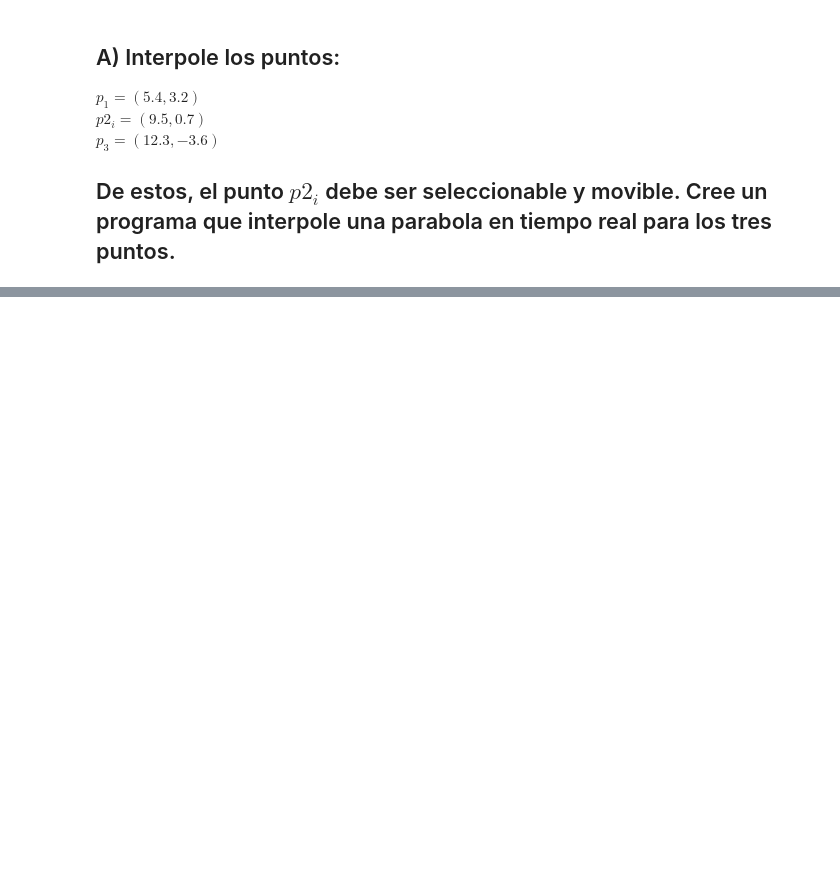
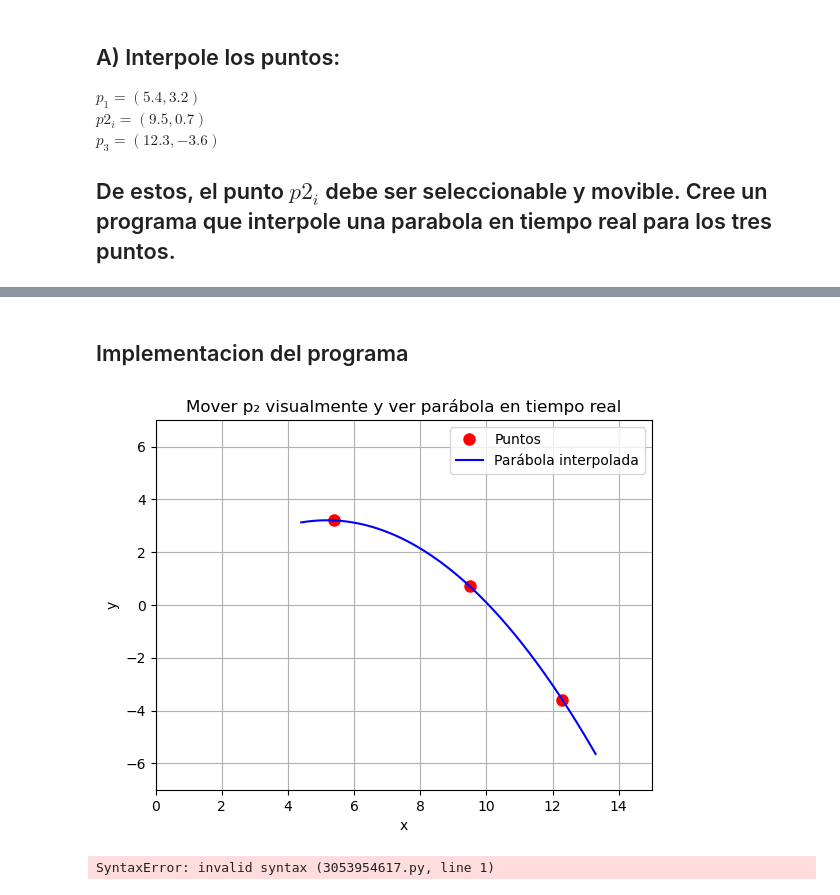
Before and after one commit to kurereishu/Taller-04---M-nimos-Cuadrados, a Jupyter notebook: taller04.ipynb, the cells around one changed output, grey strips where cells are left out. Saved outputs shown, nothing was run; the diff lists cells and outputs as text; code cells hidden in the pictures; blank space fills up the shorter version.

```diff
--- a/taller04.ipynb
+++ b/taller04.ipynb
@@ -12,3 +12,76 @@ $p_3 = (12.3, -3.6)$<br>
 # %% [markdown]
 ![image.png](attachment:image.png)
 ![image-2.png](attachment:image-2.png)
+# %% [markdown]
+## Implementacion del programa
+# %%
+import numpy as np
+import matplotlib.pyplot as plt
+
+# Puntos iniciales
+p1 = [5.4, 3.2]
+p2 = [9.5, 0.7]  # <- este será el punto que puedes mover con el mouse
+p3 = [12.3, -3.6]
+
+# Crear ventana gráfica
+fig, ax = plt.subplots()
+ax.set_xlim(0, 15)
+ax.set_ylim(-7, 7)
+ax.set_title("Mover p₂ visualmente y ver parábola en tiempo real")
+ax.set_xlabel("x")
+ax.set_ylabel("y")
+ax.grid(True)
+
+# Dibujar los puntos (rojo) y la parábola (azul)
+point_plot, = ax.plot(*zip(p1, p2, p3), 'ro', markersize=8, label='Puntos')
+curve_plot, = ax.plot([], [], 'b-', label='Parábola interpolada')
+
+# Para saber si estamos arrastrando p2
+dragging = False
+
+def actualizar_parabola():
+    xs = np.array([p1[0], p2[0], p3[0]])
+    ys = np.array([p1[1], p2[1], p3[1]])
+    A = np.vstack([xs**2, xs, np.ones_like(xs)]).T
+    coefs = np.linalg.solve(A, ys)  # a, b, c
+    x_vals = np.linspace(min(xs)-1, max(xs)+1, 300)
+    y_vals = coefs[0]*x_vals**2 + coefs[1]*x_vals + coefs[2]
+    curve_plot.set_data(x_vals, y_vals)
+    point_plot.set_data(*zip(p1, p2, p3))
+    fig.canvas.draw_idle()
+
+def on_press(event):
+    global dragging
+    if event.inaxes != ax:
+        return
+    # Detectar si el click está cerca del punto p2
+    dist = np.hypot(event.xdata - p2[0], event.ydata - p2[1])
+    if dist < 0.5:
+        dragging = True
+
+def on_release(event):
+    global dragging
+    dragging = False
+
+def on_motion(event):
+    if dragging and event.inaxes == ax:
+        # Actualizar p2 visualmente en tiempo real
+        p2[0] = event.xdata
+        p2[1] = event.ydata
+        actualizar_parabola()
+
+# Conectar eventos del mouse
+fig.canvas.mpl_connect('button_press_event', on_press)
+fig.canvas.mpl_connect('button_release_event', on_release)
+fig.canvas.mpl_connect('motion_notify_event', on_motion)
+
+# Dibujar curva inicial
+actualizar_parabola()
+plt.legend()
+plt.show()
+# %% [output]
+[figure, added]
+# %%
+python taller04.ipynb
+# %% [output]
+SyntaxError: invalid syntax (3053954617.py, line 1)
```
Also changed, not shown: 2 other files.
